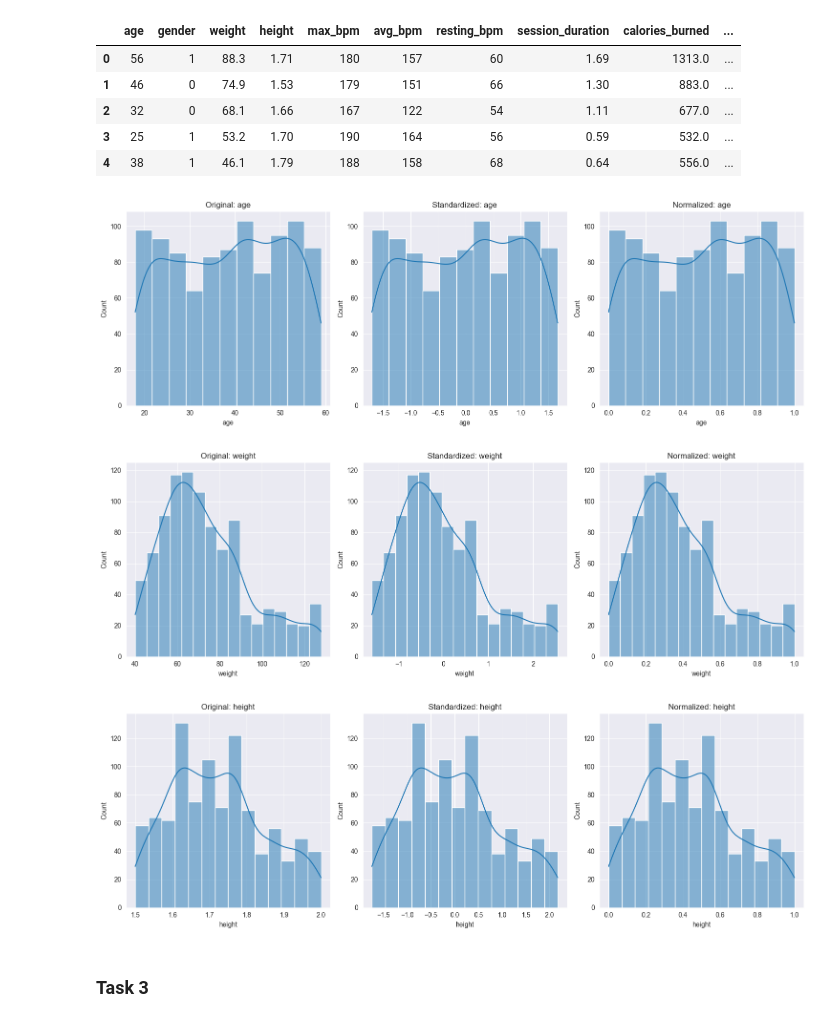
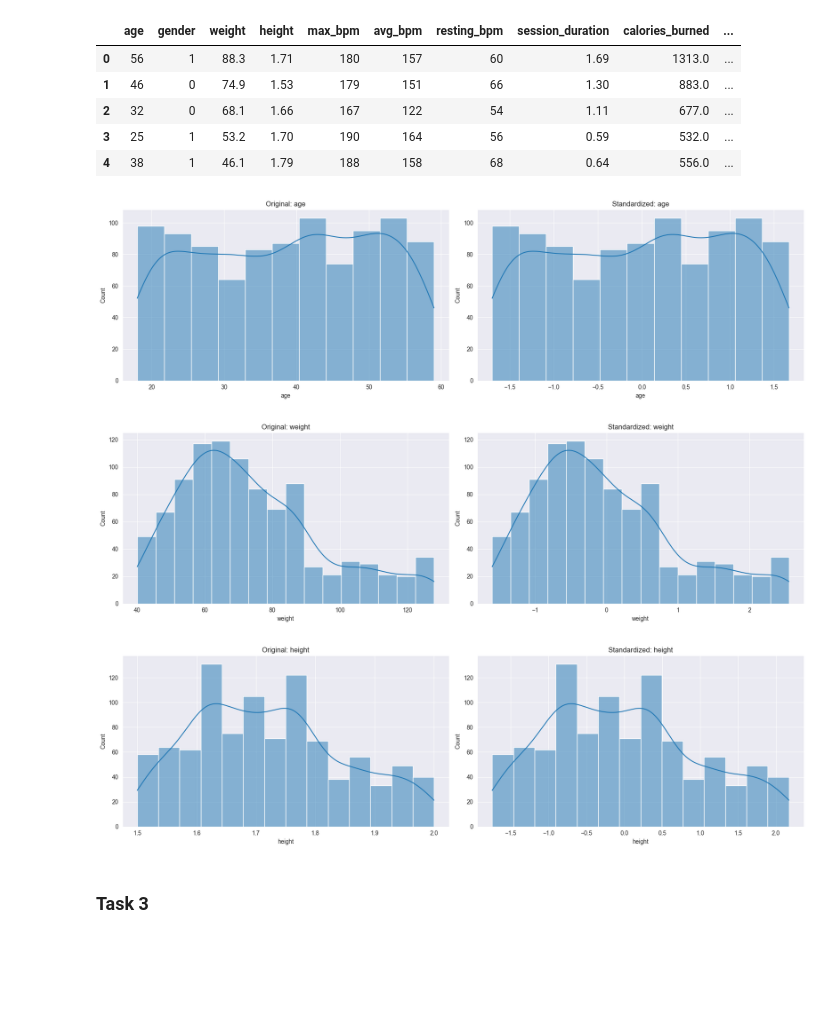
Before and after one commit to ivan-22-3-5/data_analysis_6th_sem, a Jupyter notebook: final-project/final-project.ipynb, the cells around one changed output. Saved outputs shown, nothing was run; the diff lists cells and outputs as text; code cells hidden in the pictures; blank space fills up the shorter version.

Commit message:
refactor(final-project): remove min-max scaling

```diff
--- a/final-project/final-project.ipynb
+++ b/final-project/final-project.ipynb
@@ -424,40 +424,31 @@ df_transformed.head()
 | 3 | 25 | 1 | 53.2 | 1.70 | 190 | 164 | 56 | 0.59 | 532.0 | ... |
 | 4 | 38 | 1 | 46.1 | 1.79 | 188 | 158 | 68 | 0.64 | 556.0 | ... |
 # %%
-from sklearn.preprocessing import StandardScaler, MinMaxScaler
+from sklearn.preprocessing import StandardScaler
 
 # Standardize (z-score) continuous variables
 scaler = StandardScaler()
 df_standardized = df_transformed.copy()
 df_standardized[continuous_vars] = scaler.fit_transform(df_transformed[continuous_vars])
 
-# Min-Max scaling (normalize to 0-1 range)
-normalizer = MinMaxScaler()
-df_normalized = df_transformed.copy()
-df_normalized[continuous_vars] = normalizer.fit_transform(df_transformed[continuous_vars])
+# Compare distributions before and after standardization for a few variables
+for var in continuous_vars[:3]:
+    plt.figure(figsize=(17, 5))
 
-# Compare distributions before and after standardization for a few key variables
-for var in continuous_vars[:3]:
-    plt.figure(figsize=(15, 5))
-
-    plt.subplot(1, 3, 1)
+    plt.subplot(1, 2, 1)
     sns.histplot(df_transformed[var], kde=True)
     plt.title(f'Original: {var}')
 
-    plt.subplot(1, 3, 2)
+    plt.subplot(1, 2, 2)
     sns.histplot(df_standardized[var], kde=True)
     plt.title(f'Standardized: {var}')
 
-    plt.subplot(1, 3, 3)
-    sns.histplot(df_normalized[var], kde=True)
-    plt.title(f'Normalized: {var}')
-
     plt.tight_layout()
     plt.show()
 # %% [output]
-[figure, old version]
+[figure, new version]
-[figure, old version]
+[figure, new version]
-[figure, old version]
+[figure, new version]
 # %% [markdown]
 ### Task 3
 # %%
```
